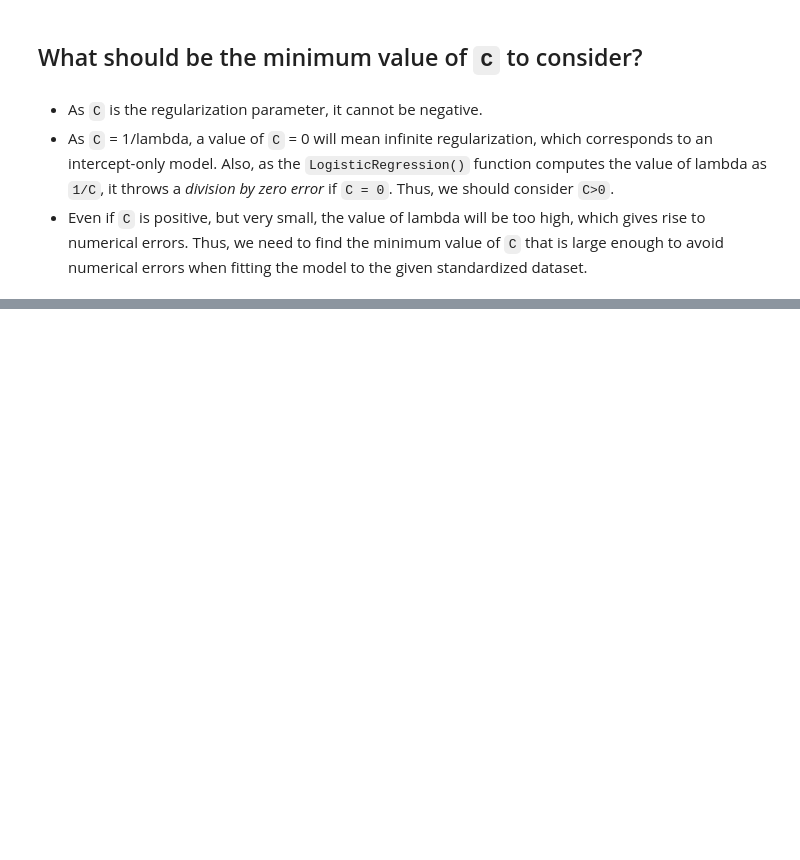
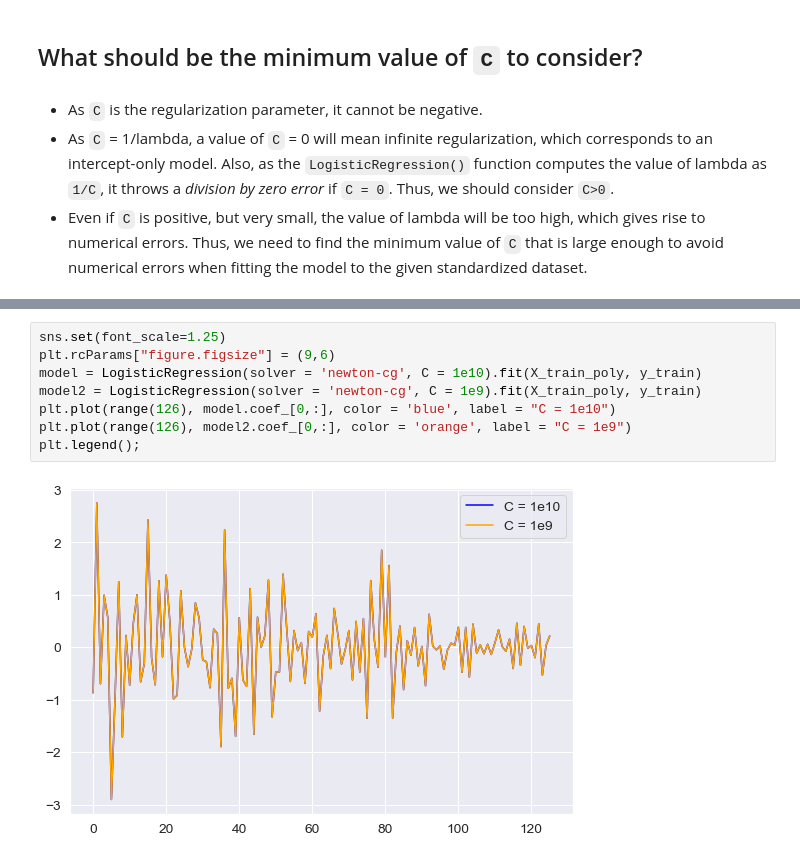
Before and after one commit to Lizhen0909/STAT303-3-class-notes, a Jupyter notebook: Tuning a hyperparameter-Copy1.ipynb, the cells around one changed output, grey strips where cells are left out. Cells and saved outputs as stored; diff of their text form; blank space fills up the shorter version.

```diff
--- a/Tuning a hyperparameter-Copy1.ipynb
+++ b/Tuning a hyperparameter-Copy1.ipynb
@@ -75,0 +62,10 @@ plt.legend();
+# %%
+sns.set(font_scale=1.25)
+plt.rcParams["figure.figsize"] = (9,6)
+model = LogisticRegression(solver = 'newton-cg', C = 1e10).fit(X_train_poly, y_train)
+model2 = LogisticRegression(solver = 'newton-cg', C = 1e9).fit(X_train_poly, y_train)
+plt.plot(range(126), model.coef_[0,:], color = 'blue', label = "C = 1e10")
+plt.plot(range(126), model2.coef_[0,:], color = 'orange', label = "C = 1e9")
+plt.legend();
+# %% [output]
+[figure, added]
```
Also changed, not shown: parts of 3 cells of this notebook.
